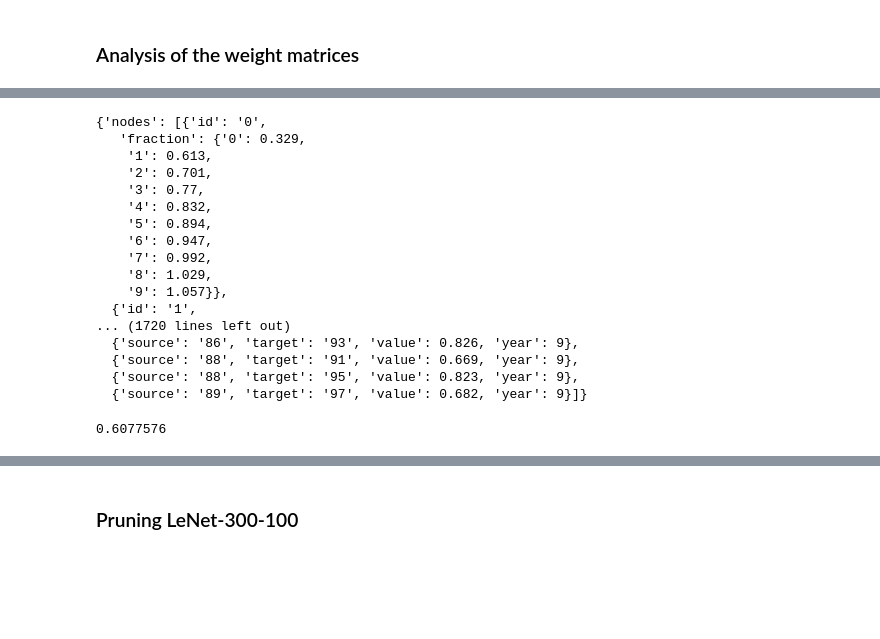
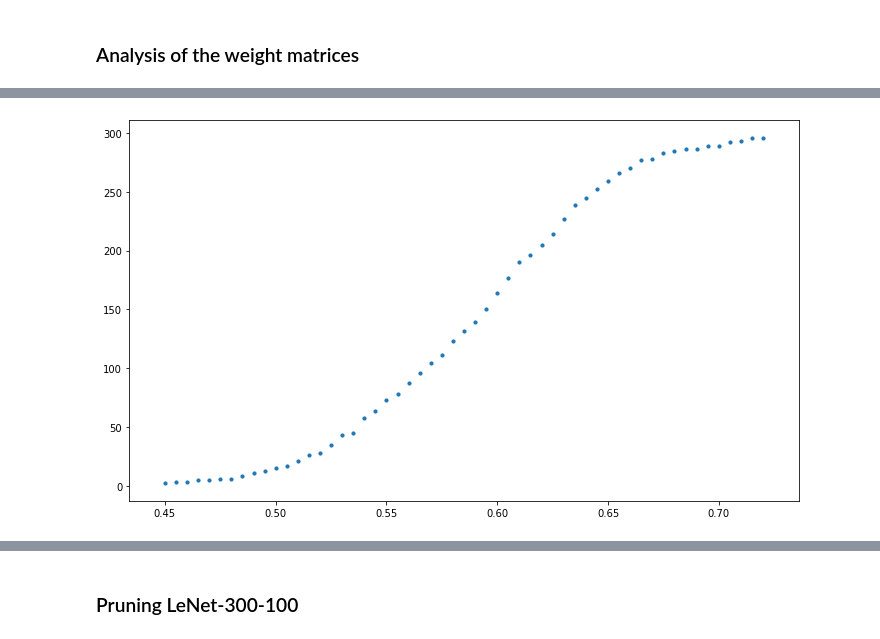
Before and after one commit to jheitmann/Neural-net-pruning, a Jupyter notebook: frame_potential.ipynb, the cells around one changed output, grey strips where cells are left out. Drawn from its saved outputs; the diff is of its cells as text; code cells hidden in the pictures; blank space fills up the shorter version.

```diff
--- a/frame_potential.ipynb
+++ b/frame_potential.ipynb
@@ -279,0 +294,6 @@ array([0.3290197 , 0.33423114, 0.33141592, 0.35721195, 0.33092782],
+# %%
+min_thresh = 0.45
+step = 0.005
+n_thresh = 55
+max_thresh = min_thresh + (n_thresh-1)*step
+thresholds = np.linspace(min_thresh, max_thresh, n_thresh)
@@ -280 +310,17 @@ array([0.3290197 , 0.33423114, 0.33141592, 0.35721195, 0.33092782],
+# %%
+n_cc_ls = []
+for thresh in thresholds:
+    w = weights.copy()
+    w[w < thresh] = 0.
+    n_models = w.shape[0]
+    G = nx.from_numpy_matrix(w[n_models-1])
+    n_connected = nx.number_connected_components(G)
+    n_cc_ls.append(n_connected)
+    #print(f"Threshold: {thresh}, Number of connected components: {n_connected}")
+# %%
+fig = plt.figure(figsize=(12,7))
+plt.scatter(thresholds, n_cc_ls, s=10)
+plt.show()
+# %% [output]
+[figure, added]
 # %%
@@ -294,20 +347,0 @@ for epoch in range(10):
-# %%
-graph
-# %% [output]
-{'nodes': [{'id': '0',
-   'fraction': {'0': 0.329,
-    '1': 0.613,
-    '2': 0.701,
-    '3': 0.77,
-    '4': 0.832,
-    '5': 0.894,
-    '6': 0.947,
-    '7': 0.992,
-    '8': 1.029,
-    '9': 1.057}},
-  {'id': '1',
-... (1720 lines left out)
-  {'source': '86', 'target': '93', 'value': 0.826, 'year': 9},
-  {'source': '88', 'target': '91', 'value': 0.669, 'year': 9},
-  {'source': '88', 'target': '95', 'value': 0.823, 'year': 9},
-  {'source': '89', 'target': '97', 'value': 0.682, 'year': 9}]}
@@ -315,7 +353,3 @@ graph
 import json
 with open('viz/nn_graph.json', 'w') as fp:
     json.dump(graph, fp, indent=4)
-# %%
-weights[9, 289, 292]
-# %% [output]
-0.6077576
```
Also changed, not shown: parts of 50 cells of this notebook, 4 other files.
